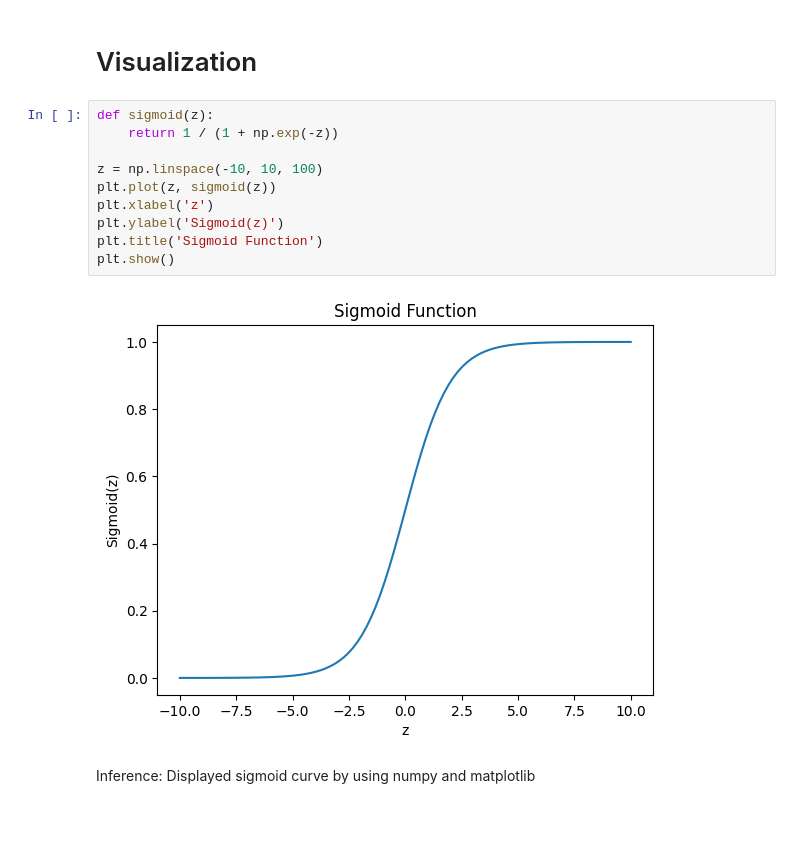
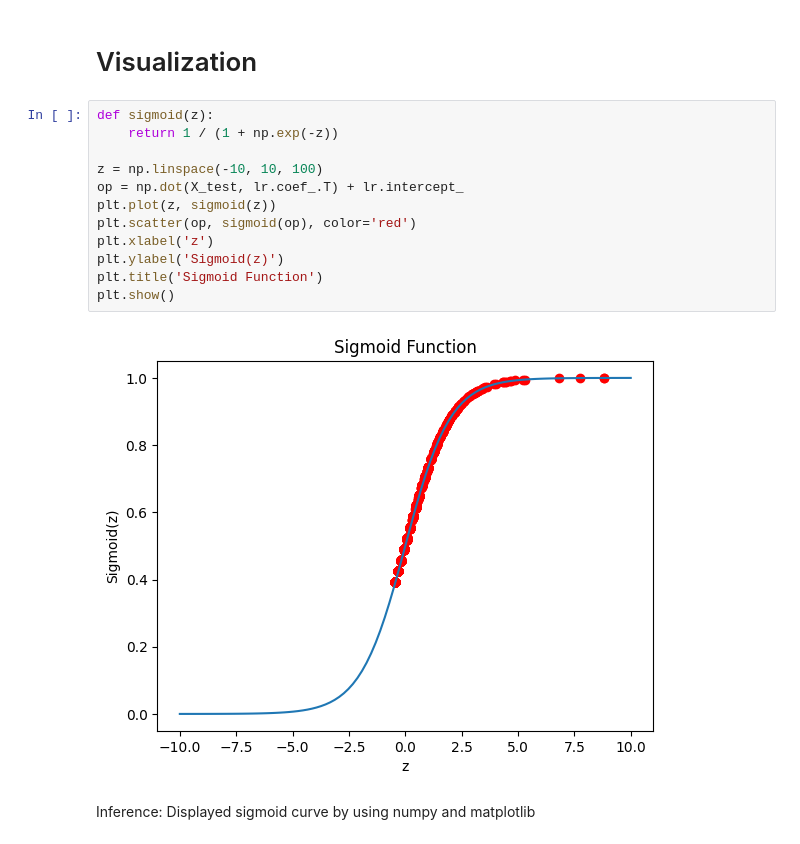
Before and after one commit to ThePunisher-17/Christ-University-Machine-Learning-Sem-1, a Jupyter notebook: Lab 5/Task.ipynb, the cells around one changed output. Saved outputs shown, nothing was run; the diff lists cells and outputs as text.

```diff
--- a/Lab 5/Task.ipynb
+++ b/Lab 5/Task.ipynb
@@ -312,15 +312,17 @@ Inference: Plotting Confusion Matrix
 # %%
 def sigmoid(z):
     return 1 / (1 + np.exp(-z))
 
 z = np.linspace(-10, 10, 100)
+op = np.dot(X_test, lr.coef_.T) + lr.intercept_
 plt.plot(z, sigmoid(z))
+plt.scatter(op, sigmoid(op), color='red')
 plt.xlabel('z')
 plt.ylabel('Sigmoid(z)')
 plt.title('Sigmoid Function')
 plt.show()
 # %% [output]
-[figure, old version]
+[figure, new version]
 # %% [markdown]
 Inference: Displayed sigmoid curve by using numpy and matplotlib
 # %%
```
Also changed, not shown: parts of 2 cells of this notebook, 2 other files.
